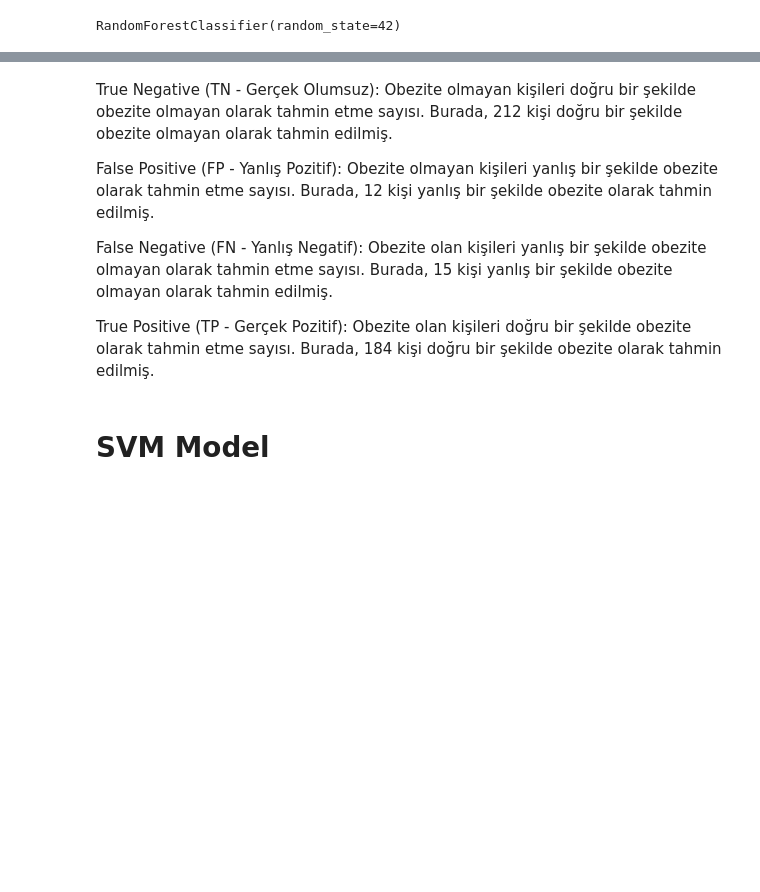
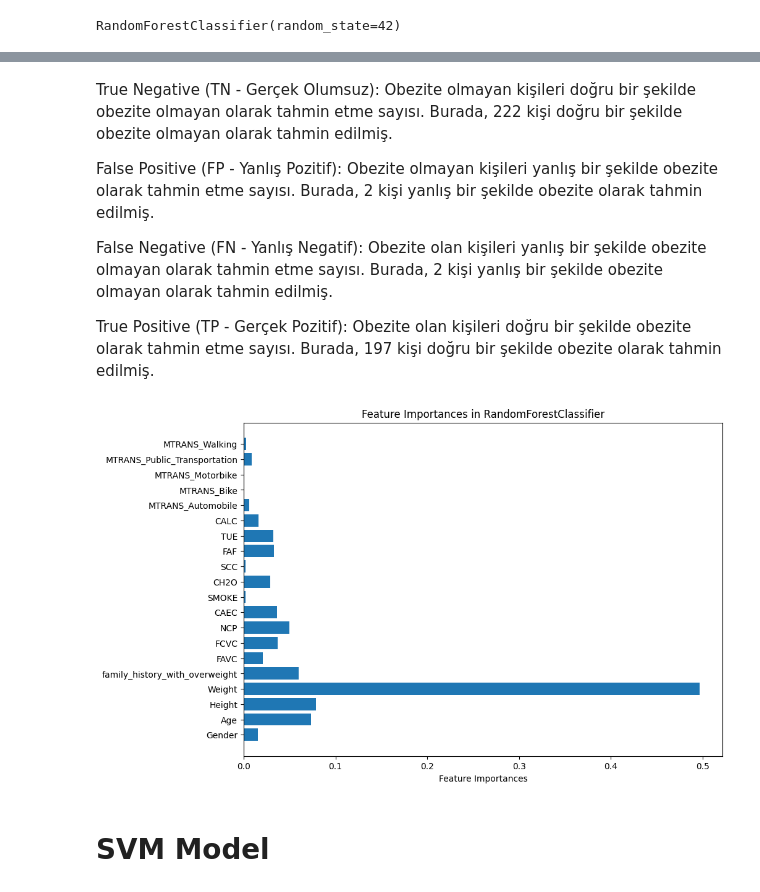
Before and after one commit to Nurbanuak/Presentation_project, a Jupyter notebook: main.ipynb, the cells around one changed output, grey strips where cells are left out. Saved outputs shown, nothing was run; the diff lists cells and outputs as text; code cells hidden in the pictures; blank space fills up the shorter version.

```diff
--- a/main.ipynb
+++ b/main.ipynb
@@ -758,11 +763,40 @@ plt.show()
 # %% [markdown]
-True Negative (TN - Gerçek Olumsuz): Obezite olmayan kişileri doğru bir şekilde obezite olmayan olarak tahmin etme sayısı. Burada, 212 kişi doğru bir şekilde obezite olmayan olarak tahmin edilmiş.
+True Negative (TN - Gerçek Olumsuz): Obezite olmayan kişileri doğru bir şekilde obezite olmayan olarak tahmin etme sayısı. Burada, 222 kişi doğru bir şekilde obezite olmayan olarak tahmin edilmiş.
 
-False Positive (FP - Yanlış Pozitif): Obezite olmayan kişileri yanlış bir şekilde obezite olarak tahmin etme sayısı. Burada, 12 kişi yanlış bir şekilde obezite olarak tahmin edilmiş.
+False Positive (FP - Yanlış Pozitif): Obezite olmayan kişileri yanlış bir şekilde obezite olarak tahmin etme sayısı. Burada, 2 kişi yanlış bir şekilde obezite olarak tahmin edilmiş.
 
-False Negative (FN - Yanlış Negatif): Obezite olan kişileri yanlış bir şekilde obezite olmayan olarak tahmin etme sayısı. Burada, 15 kişi yanlış bir şekilde obezite olmayan olarak tahmin edilmiş.
+False Negative (FN - Yanlış Negatif): Obezite olan kişileri yanlış bir şekilde obezite olmayan olarak tahmin etme sayısı. Burada, 2 kişi yanlış bir şekilde obezite olmayan olarak tahmin edilmiş.
 
-True Positive (TP - Gerçek Pozitif): Obezite olan kişileri doğru bir şekilde obezite olarak tahmin etme sayısı. Burada, 184 kişi doğru bir şekilde obezite olarak tahmin edilmiş.
+True Positive (TP - Gerçek Pozitif): Obezite olan kişileri doğru bir şekilde obezite olarak tahmin etme sayısı. Burada, 197 kişi doğru bir şekilde obezite olarak tahmin edilmiş.
+# %%
+# X_train'i DataFrame'e çevirin (örnek olarak, veri çerçevenizin adını ve sütun isimlerini güncellemeniz gerekebilir)
+X_train_df = pd.DataFrame(X_train, columns=['Gender', 'Age', 'Height', 'Weight', 'family_history_with_overweight', 'FAVC', 'FCVC', 'NCP', 'CAEC', 'SMOKE', 'CH2O', 'SCC', 'FAF', 'TUE', 'CALC','MTRANS_Automobile', 'MTRANS_Bike', 'MTRANS_Motorbike', 'MTRANS_Public_Transportation', 'MTRANS_Walking'])
+
+
+# Feature Importances in Random Forest(Random Forest İçin Özelliğin Önemi)
+
+# X_train_df DataFrame'inin sütun isimlerini alın
+feature_names = X_train_df.columns
+
+# Random Forest modelinden feature importances alın
+feature_importances = rfc.feature_importances_
+
+# Figure ve Axes oluşturun
+f, ax = plt.subplots(figsize=(10, 7))
+
+# Bar plot çizin
+ax.barh(range(len(feature_importances)), feature_importances)
+
+# Y ekseni etiketlerini ve isimlerini ayarlayın
+ax.set_yticks(range(len(feature_importances)))
+ax.set_yticklabels(feature_names)
+ax.set_title("Feature Importances in RandomForestClassifier")
+ax.set_xlabel("Feature Importances")
+
+# Plot'u gösterin
+plt.show()
+# %% [output]
+[figure, added]
 # %% [markdown]
 # SVM Model
 # %%
```
Also changed, not shown: parts of 22 cells of this notebook.
